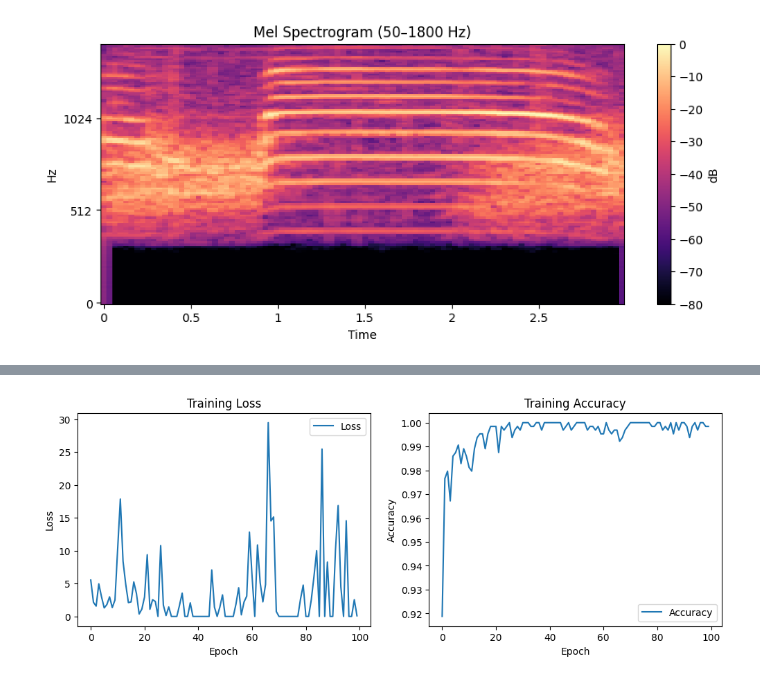
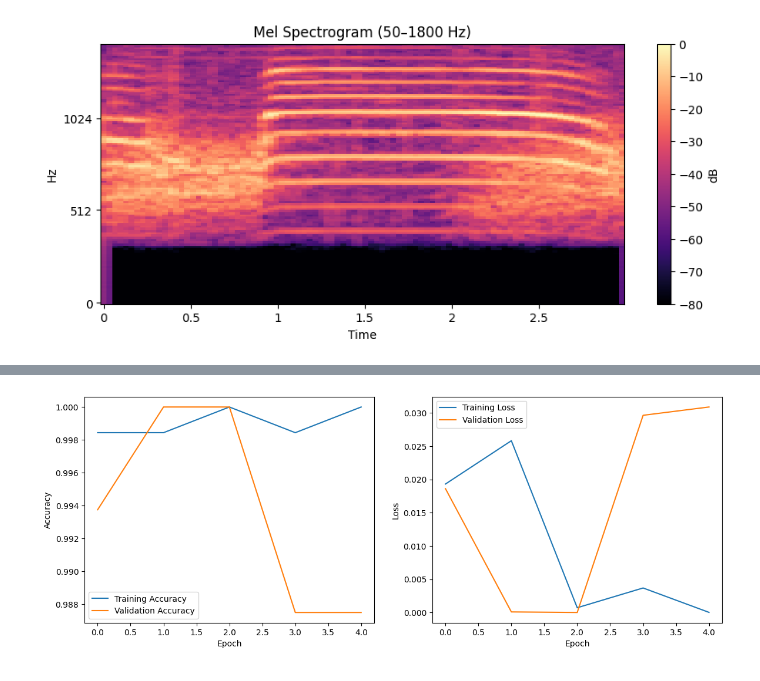
Before and after one commit to el-cordero/Frog-Call-Classifier, a Jupyter notebook: _scripts/AudioClassifier.ipynb, the cells around one changed output, grey strips where cells are left out. Cells and saved outputs as stored; diff of their text form; code cells hidden in the pictures.

```diff
--- a/_scripts/AudioClassifier.ipynb
+++ b/_scripts/AudioClassifier.ipynb
@@ -279,4 +385,5 @@ Model expects: (None, 128, 344, 1)
 # %%
 # Train the model
-history = model.fit(train_data, epochs=18)
+# early_stopping = EarlyStopping(monitor='val_loss', patience=5, restore_best_weights=True)
+history = model.fit(train_data, validation_data = test_data, epochs=5)#, callbacks=[early_stopping]) # 18
 # %% [output]
@@ -300,28 +400,30 @@ Epoch 14/18
-# %%
-# Extract loss and accuracy values
-loss = history.history['loss']
-accuracy = history.history['accuracy']
-
-# Plot loss curve
-plt.figure(figsize=(12, 4))
-plt.subplot(1, 2, 1)
-plt.plot(loss, label='Loss')
-plt.xlabel('Epoch')
-plt.ylabel('Loss')
-plt.title('Training Loss')
-plt.legend()
-
-# Plot accuracy curve
-plt.subplot(1, 2, 2)
-plt.plot(accuracy, label='Accuracy')
-plt.xlabel('Epoch')
-plt.ylabel('Accuracy')
-plt.title('Training Accuracy')
-plt.legend()
-
-plt.show()
-# %% [output]
-[figure, removed]
+# %%
+def plot_history(history):
+    plt.figure(figsize=(14, 5))
+
+    # Plot accuracy
+    plt.subplot(1, 2, 1)
+    plt.plot(history.history['accuracy'], label='Training Accuracy')
+    if 'val_accuracy' in history.history:
+        plt.plot(history.history['val_accuracy'], label='Validation Accuracy')
+    plt.xlabel('Epoch')
+    plt.ylabel('Accuracy')
+    plt.legend()
+
+    # Plot loss
+    plt.subplot(1, 2, 2)
+    plt.plot(history.history['loss'], label='Training Loss')
+    if 'val_loss' in history.history:
+        plt.plot(history.history['val_loss'], label='Validation Loss')
+    plt.xlabel('Epoch')
+    plt.ylabel('Loss')
+    plt.legend()
+
+    plt.show()
+
+plot_history(history)
+# %% [output]
+[figure, added]
 # %%
 final_loss = history.history['loss'][-1]
 final_accuracy = history.history['accuracy'][-1]
```
Also changed, not shown: parts of 24 cells of this notebook.
